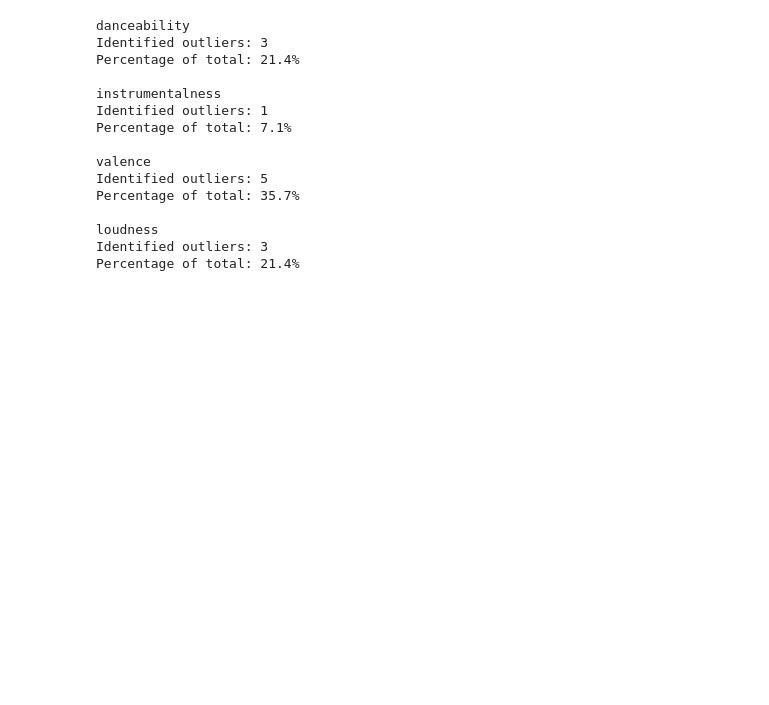
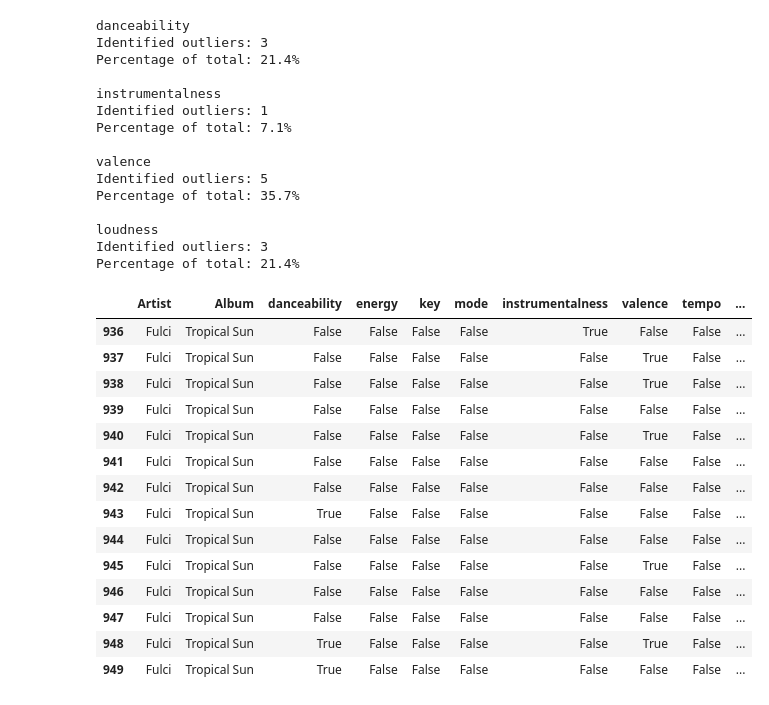
Before and after one commit to rbuerki/death-metal-disco, a Jupyter notebook: 2-EDA_on_individual_Song_Level.ipynb, the cells around one changed output. Cells and saved outputs as stored; diff of their text form; code cells hidden in the pictures; blank space fills up the shorter version.

Commit message:
FEAT add new outlier highlight function

```diff
--- a/2-EDA_on_individual_Song_Level.ipynb
+++ b/2-EDA_on_individual_Song_Level.ipynb
@@ -174,0 +200,30 @@ Percentage of total: 21.4%
+# %%
+def highlight_true(s):
+    '''
+    highlight the True in a Series yellow.
+    '''
+    return ['background-color: yellow' if v == int(1) else '' for v in s]
+# %%
+album = "Tropical Sun"
+artist = "Fulci"
+
+test = visualize_outliers_IQR_method(song_data.loc[(song_data["Artist"] == artist) &
+                                     (song_data["Album"] == album)])
+
+test.style.apply(highlight_true)
+# %% [output]
+|  | Artist | Album | danceability | energy | key | mode | instrumentalness | valence | tempo | ... |
+| 936 | Fulci | Tropical Sun | False | False | False | False | True | False | False | ... |
+| 937 | Fulci | Tropical Sun | False | False | False | False | False | True | False | ... |
+| 938 | Fulci | Tropical Sun | False | False | False | False | False | True | False | ... |
+| 939 | Fulci | Tropical Sun | False | False | False | False | False | False | False | ... |
+| 940 | Fulci | Tropical Sun | False | False | False | False | False | True | False | ... |
+| 941 | Fulci | Tropical Sun | False | False | False | False | False | False | False | ... |
+| 942 | Fulci | Tropical Sun | False | False | False | False | False | False | False | ... |
+| 943 | Fulci | Tropical Sun | True | False | False | False | False | False | False | ... |
+| 944 | Fulci | Tropical Sun | False | False | False | False | False | False | False | ... |
+| 945 | Fulci | Tropical Sun | False | False | False | False | False | True | False | ... |
+| 946 | Fulci | Tropical Sun | False | False | False | False | False | False | False | ... |
+| 947 | Fulci | Tropical Sun | False | False | False | False | False | False | False | ... |
+| 948 | Fulci | Tropical Sun | True | False | False | False | False | True | False | ... |
+| 949 | Fulci | Tropical Sun | True | False | False | False | False | False | False | ... |
```
Also changed, not shown: parts of 6 cells of this notebook.
